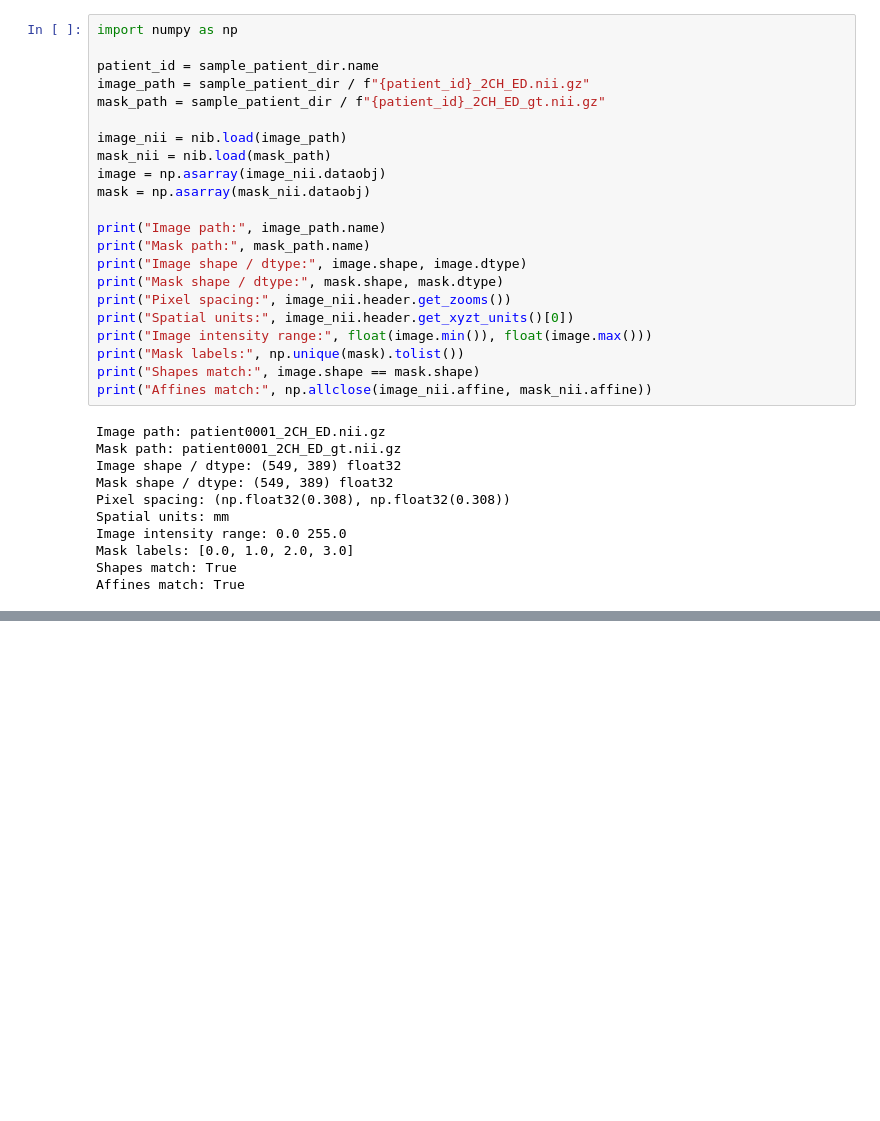
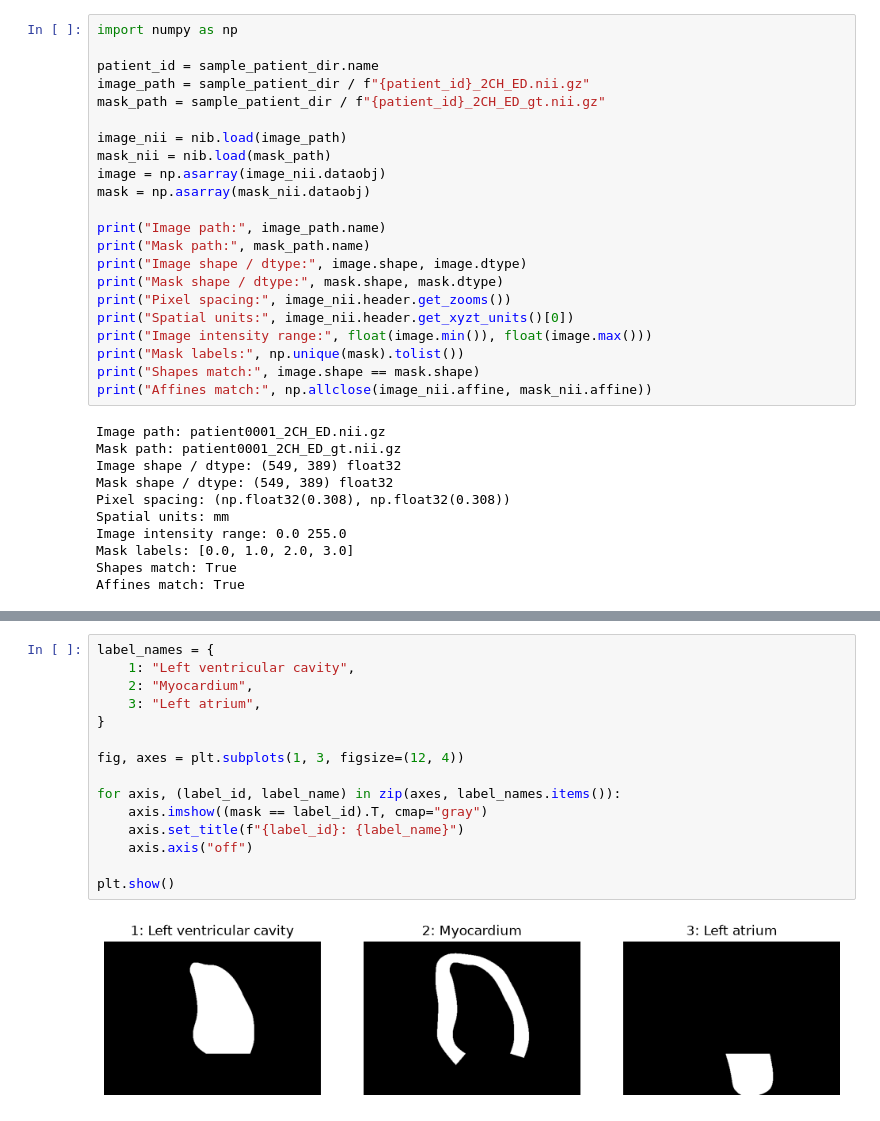
Before and after one commit to felix971/CAMUS-Segmentation, a Jupyter notebook: notebooks/01_understand_camus_dataset.ipynb, the cells around one changed output, grey strips where cells are left out. Cells and saved outputs as stored; diff of their text form; blank space fills up the shorter version.

```diff
--- a/notebooks/01_understand_camus_dataset.ipynb
+++ b/notebooks/01_understand_camus_dataset.ipynb
@@ -339,0 +409,17 @@ Affines match: True
+# %%
+label_names = {
+    1: "Left ventricular cavity",
+    2: "Myocardium",
+    3: "Left atrium",
+}
+
+fig, axes = plt.subplots(1, 3, figsize=(12, 4))
+
+for axis, (label_id, label_name) in zip(axes, label_names.items()):
+    axis.imshow((mask == label_id).T, cmap="gray")
+    axis.set_title(f"{label_id}: {label_name}")
+    axis.axis("off")
+
+plt.show()
+# %% [output]
+[figure, added]
```
Also changed, not shown: parts of 14 cells of this notebook.
